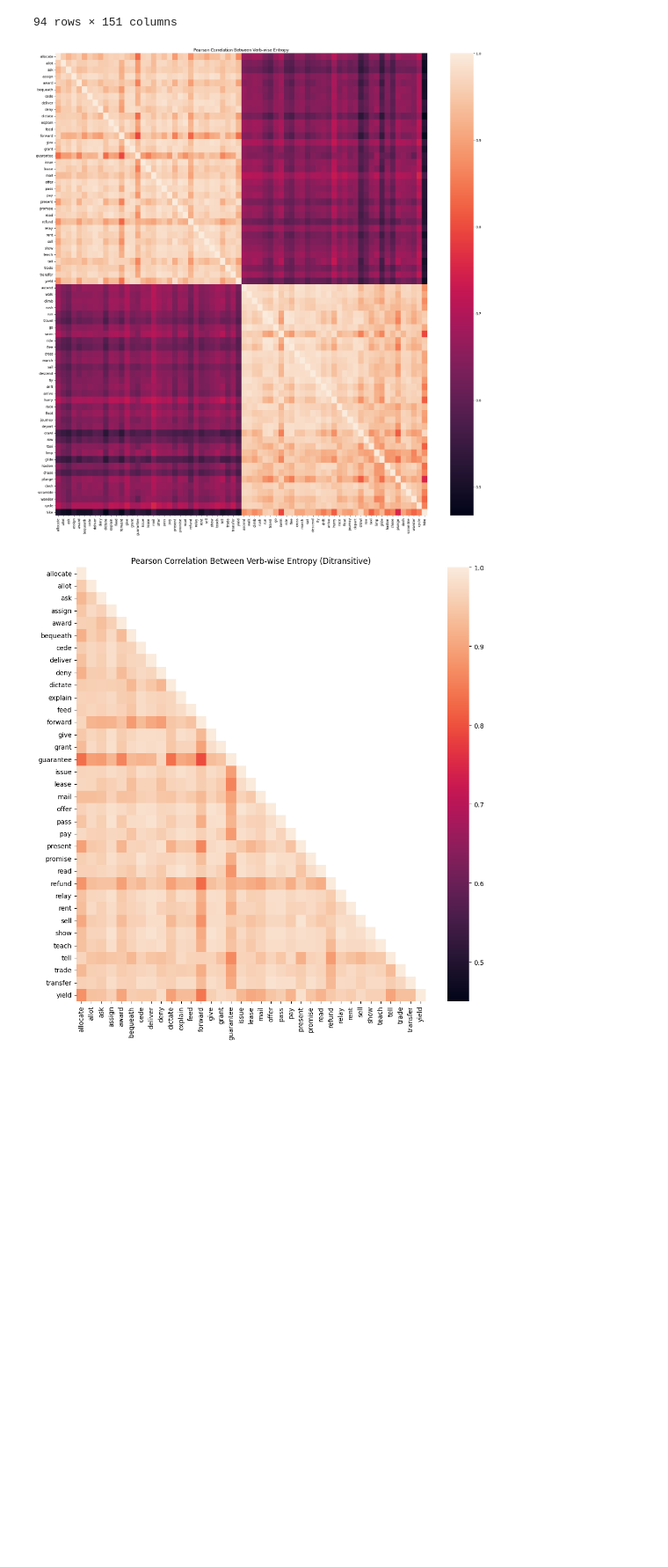
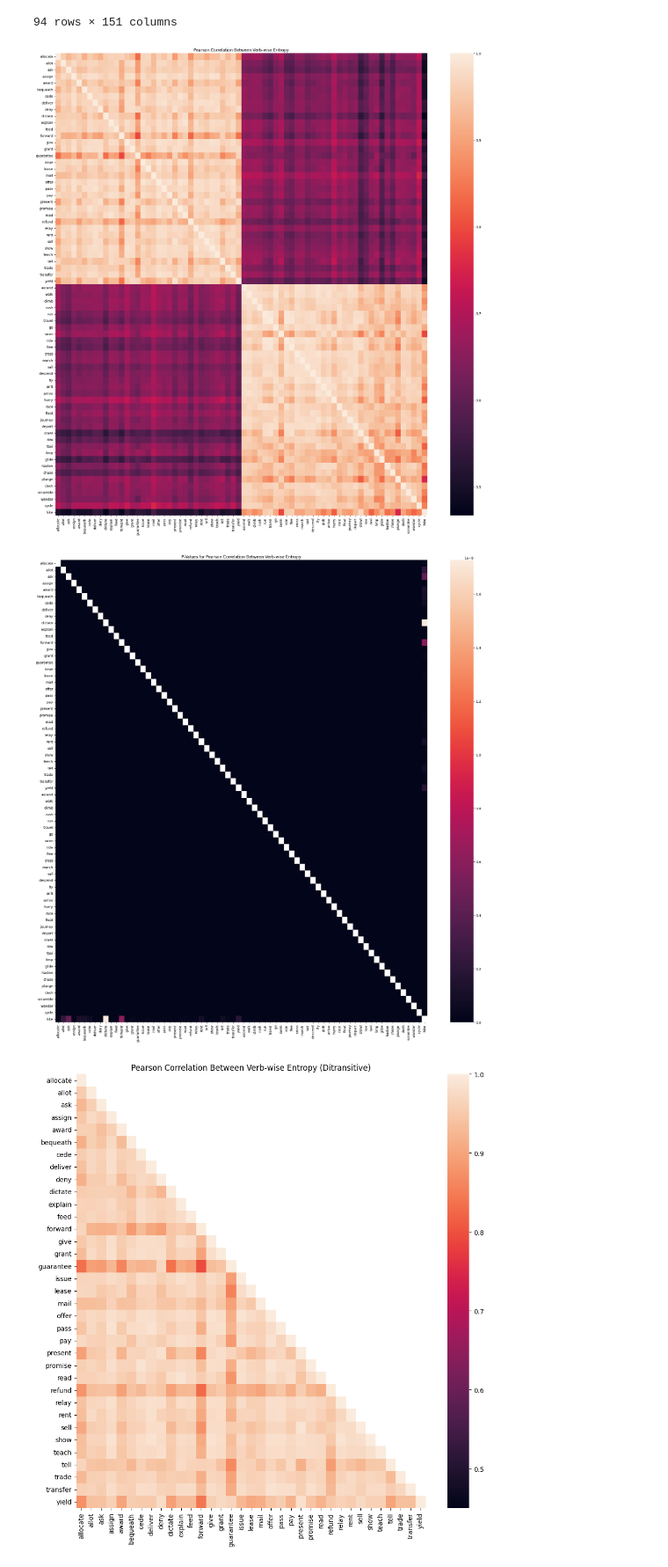
Before and after one commit to jasperjjian/abstraction, a Jupyter notebook: abstraction/analysis/plot_object_distribution.ipynb, the cells around one changed output. Shown at 88% size. Drawn from its saved outputs; the diff is of its cells as text; code cells hidden in the pictures; blank space fills up the shorter version.

Commit message:
P-values.

```diff
--- a/abstraction/analysis/plot_object_distribution.ipynb
+++ b/abstraction/analysis/plot_object_distribution.ipynb
@@ -386,12 +386,12 @@ df
 | wander | 10.670989 | 10.672524 | 10.543891 | 9.962311 | 8.186835 | 7.179613 | 7.407750 | 7.293779 | 8.557511 | 7.357128 | ... | ... |
 94 rows × 151 columns
 # %%
-# perform a t-test between these two samples
 datapath_1 = "/sailhome/jjian/projects/abstraction/results/wikitext/ditransitive/preposition_fragment/battlestar_small.object_distribution.entropy.preposition_fragment.verb_wise.tsv"
 datapath_2 = "/sailhome/jjian/projects/abstraction/results/wikitext/motion/preposition_fragment/battlestar_small.object_distribution.entropy.preposition_fragment.verb_wise.tsv"
 
 df1 = pd.read_csv(datapath_1, sep="\t", index_col=0)
 df1 = df1.apply(pd.to_numeric, errors='coerce')
+df1 = df1.iloc[:, :-1]
 df2 = pd.read_csv(datapath_2, sep="\t", index_col=0)
 df2 = df2.apply(pd.to_numeric, errors='coerce')
 df2 = df2.loc[common_motion_list]
@@ -400,13 +400,31 @@ df = pd.concat([df1, df2], axis=0)
 # perform a paired t-test
 df_transposed = df.T
 corr_matrix = df_transposed.corr(method='pearson')
-# %%
-plt.figure(figsize=(25, 25))
-sns.heatmap(corr_matrix, annot=False)
-plt.title('Pearson Correlation Between Verb-wise Entropy')
-plt.show()
-# %% [output]
-[figure, removed]
+# %%
+plt.figure(figsize=(25, 25))
+sns.heatmap(corr_matrix, annot=False)
+plt.title('Pearson Correlation Between Verb-wise Entropy')
+plt.show()
+
+pval_matrix = pd.DataFrame(np.zeros((df_transposed.shape[1], df_transposed.shape[1])),
+                           columns=df_transposed.columns, index=df_transposed.columns)
+
+# Step 4: Calculate p-values for each pair of columns (time series)
+for col1 in df_transposed.columns:
+    for col2 in df_transposed.columns:
+        if col1 != col2:
+            corr, pval = pearsonr(df_transposed[col1], df_transposed[col2])
+            pval_matrix.loc[col1, col2] = pval
+        else:
+            pval_matrix.loc[col1, col2] = np.nan  # Set diagonal to NaN, no p-value for self-correlation
+
+plt.figure(figsize=(25, 25))
+sns.heatmap(pval_matrix, annot=False)
+plt.title('P-Values for Pearson Correlation Between Verb-wise Entropy')
+plt.show()
+# %% [output]
+[figure, added]
+[figure, added]
 # %%
 
 df1 = pd.read_csv(datapath_1, sep="\t", index_col=0)
```
Also changed, not shown: parts of 5 cells of this notebook.
